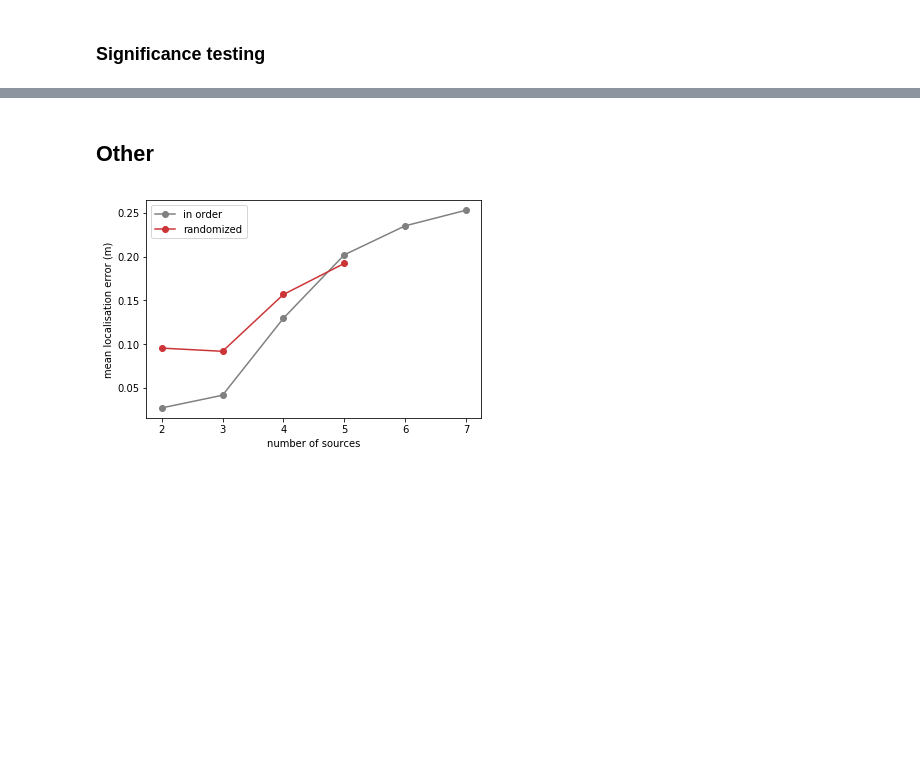
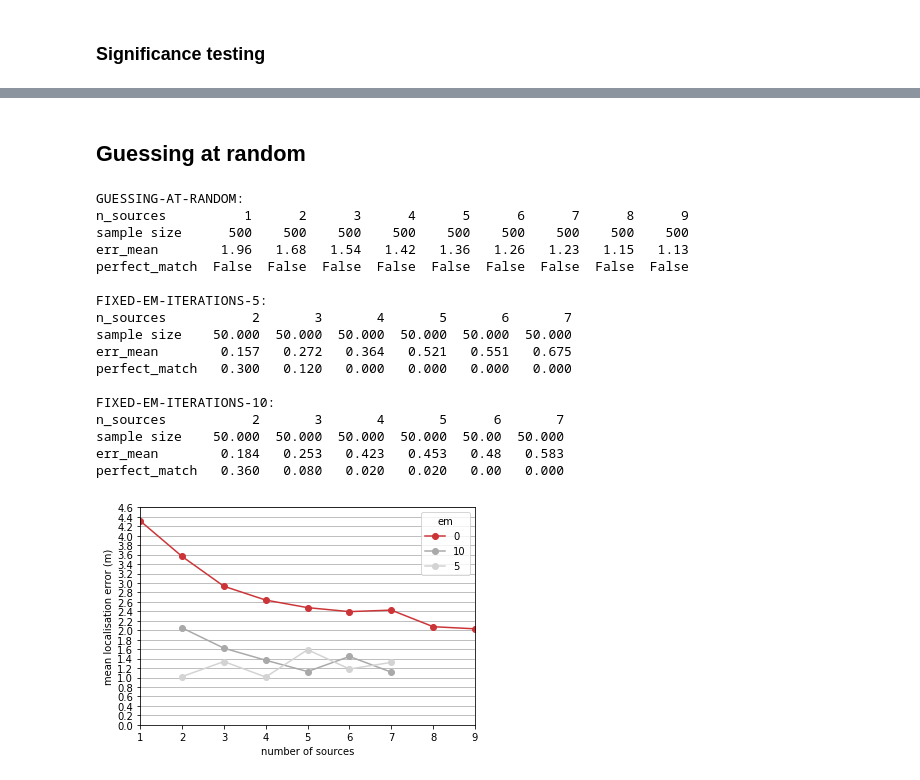
Before and after one commit to jannismain/fau-lnt-source-tracking-code, a Jupyter notebook: python/analysis.ipynb, the cells around one changed output, grey strips where cells are left out. Drawn from its saved outputs; the diff is of its cells as text; code cells hidden in the pictures; blank space fills up the shorter version.

Commit message:
integrated random estimates into main script

```diff
--- a/python/analysis.ipynb
+++ b/python/analysis.ipynb
@@ -412,18 +415,0 @@ VISUALIZE MEANS AND VARIANCE OF DATA:
-# %% [markdown]
-## Other
-# %%
-# Aggregate Data
-dfpm = df.pivot_table("err_mean", columns="n_sources", aggfunc='mean').transpose()
-df2pm = df2.pivot_table("err_mean", columns="n_sources", aggfunc='mean').transpose()
-
-# Plot data
-plt.plot(df2pm.index.values, df2pm.values, color='gray', label='in order', marker='o')
-plt.plot(dfpm.index.values, dfpm.values, color=lms_red, label='randomized', marker='o')
-
-# Style plot
-plt.xlabel("number of sources")
-plt.ylabel("mean localisation error (m)")
-
-l = plt.legend()
-# %% [output]
-[figure, removed]
@@ -429,0 +463,34 @@ l = plt.legend()
+# %% [markdown]
+## Guessing at random
+# %%
+dfs = []
+for desc in ['guessing-at-random', 'fixed-em-iterations-5', 'fixed-em-iterations-10']:
+    dfs.append(matlab2pandas(dirname=desc, save_to=path.join(PATH_ROOT, desc)))
+df = pd.concat(dfs)
+
+dfp = df.pivot_table("err_mean", index="em", columns="n_sources", aggfunc='max').transpose()
+dfp.plot(kind='line', marker='o', color=[lms_red, "darkgray", "lightgray", "orange", "black"])
+# Style plot
+plt.xlabel("number of sources")
+plt.ylabel("mean localisation error (m)")
+plt.grid(axis="y")
+adjust_y_axis(0.2, 1, 0)
+# %% [output]
+GUESSING-AT-RANDOM:
+n_sources          1      2      3      4      5      6      7      8      9
+sample size      500    500    500    500    500    500    500    500    500
+err_mean        1.96   1.68   1.54   1.42   1.36   1.26   1.23   1.15   1.13
+perfect_match  False  False  False  False  False  False  False  False  False
+
+FIXED-EM-ITERATIONS-5:
+n_sources           2       3       4       5       6       7
+sample size    50.000  50.000  50.000  50.000  50.000  50.000
+err_mean        0.157   0.272   0.364   0.521   0.551   0.675
+perfect_match   0.300   0.120   0.000   0.000   0.000   0.000
+
+FIXED-EM-ITERATIONS-10:
+n_sources           2       3       4       5      6       7
+sample size    50.000  50.000  50.000  50.000  50.00  50.000
+err_mean        0.184   0.253   0.423   0.453   0.48   0.583
+perfect_match   0.360   0.080   0.020   0.020   0.00   0.000
+[figure, added]
```
Also changed, not shown: parts of 24 cells of this notebook, 4 other files.
